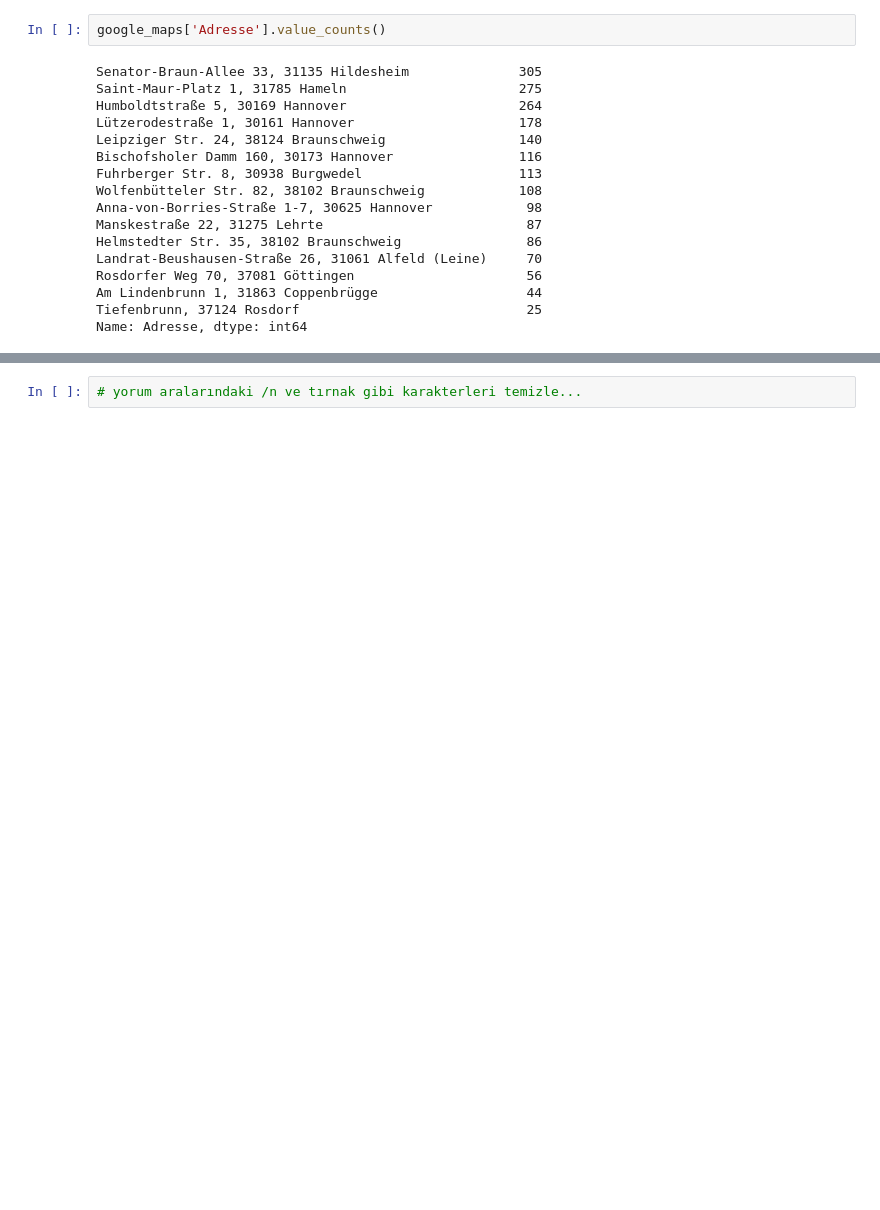
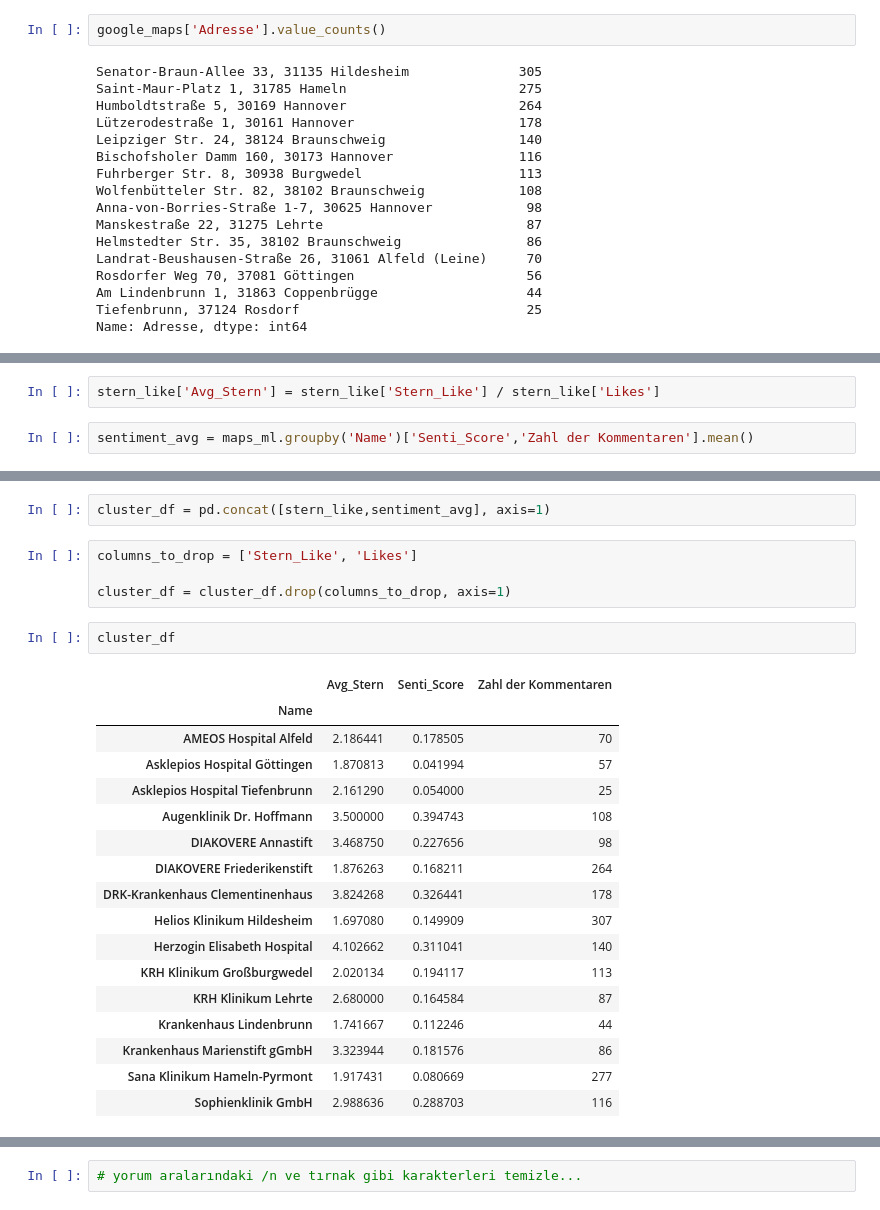
Before and after one commit to Tanerrr/Klinify, a Jupyter notebook: Data Cleaning.ipynb, the cells around one changed output, grey strips where cells are left out. Drawn from its saved outputs; the diff is of its cells as text; blank space fills up the shorter version.

```diff
--- a/Data Cleaning.ipynb
+++ b/Data Cleaning.ipynb
@@ -139,0 +272,4 @@ google_maps.head(2)
+# %%
+stern_like['Avg_Stern'] = stern_like['Stern_Like'] / stern_like['Likes']
+# %%
+sentiment_avg = maps_ml.groupby('Name')['Senti_Score','Zahl der Kommentaren'].mean()
@@ -139,0 +296,26 @@ google_maps.head(2)
+# %%
+cluster_df = pd.concat([stern_like,sentiment_avg], axis=1)
+# %%
+columns_to_drop = ['Stern_Like', 'Likes']
+
+cluster_df = cluster_df.drop(columns_to_drop, axis=1)
+# %%
+cluster_df
+# %% [output]
+|  | Avg_Stern | Senti_Score | Zahl der Kommentaren |
+| Name |  |  |  |
+| AMEOS Hospital Alfeld | 2.186441 | 0.178505 | 70 |
+| Asklepios Hospital Göttingen | 1.870813 | 0.041994 | 57 |
+| Asklepios Hospital Tiefenbrunn | 2.161290 | 0.054000 | 25 |
+| Augenklinik Dr. Hoffmann | 3.500000 | 0.394743 | 108 |
+| DIAKOVERE Annastift | 3.468750 | 0.227656 | 98 |
+| DIAKOVERE Friederikenstift | 1.876263 | 0.168211 | 264 |
+| DRK-Krankenhaus Clementinenhaus | 3.824268 | 0.326441 | 178 |
+| Helios Klinikum Hildesheim | 1.697080 | 0.149909 | 307 |
+| Herzogin Elisabeth Hospital | 4.102662 | 0.311041 | 140 |
+| KRH Klinikum Großburgwedel | 2.020134 | 0.194117 | 113 |
+| KRH Klinikum Lehrte | 2.680000 | 0.164584 | 87 |
+| Krankenhaus Lindenbrunn | 1.741667 | 0.112246 | 44 |
+| Krankenhaus Marienstift gGmbH | 3.323944 | 0.181576 | 86 |
+| Sana Klinikum Hameln-Pyrmont | 1.917431 | 0.080669 | 277 |
+| Sophienklinik GmbH | 2.988636 | 0.288703 | 116 |
```
Also changed, not shown: parts of 37 cells of this notebook, 1 other file.
